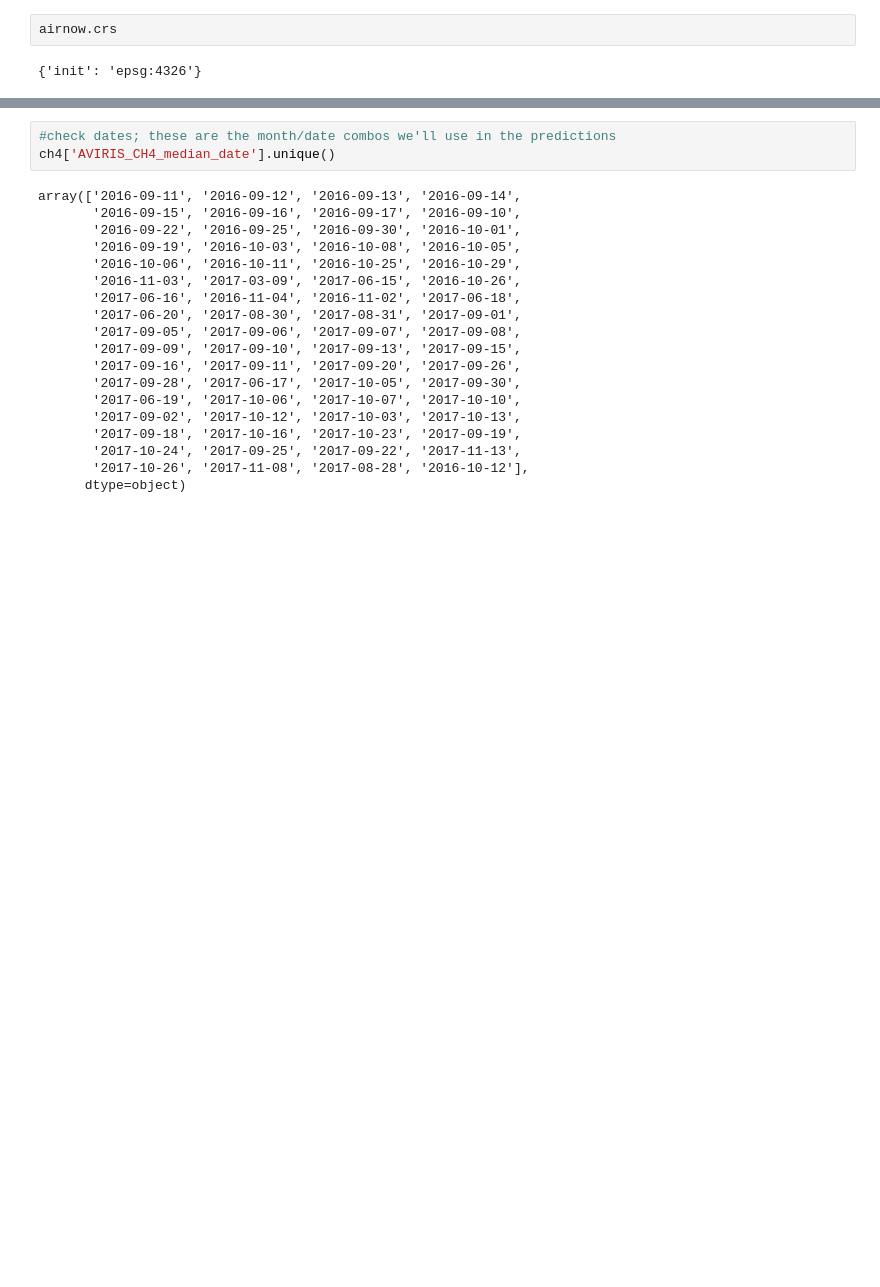
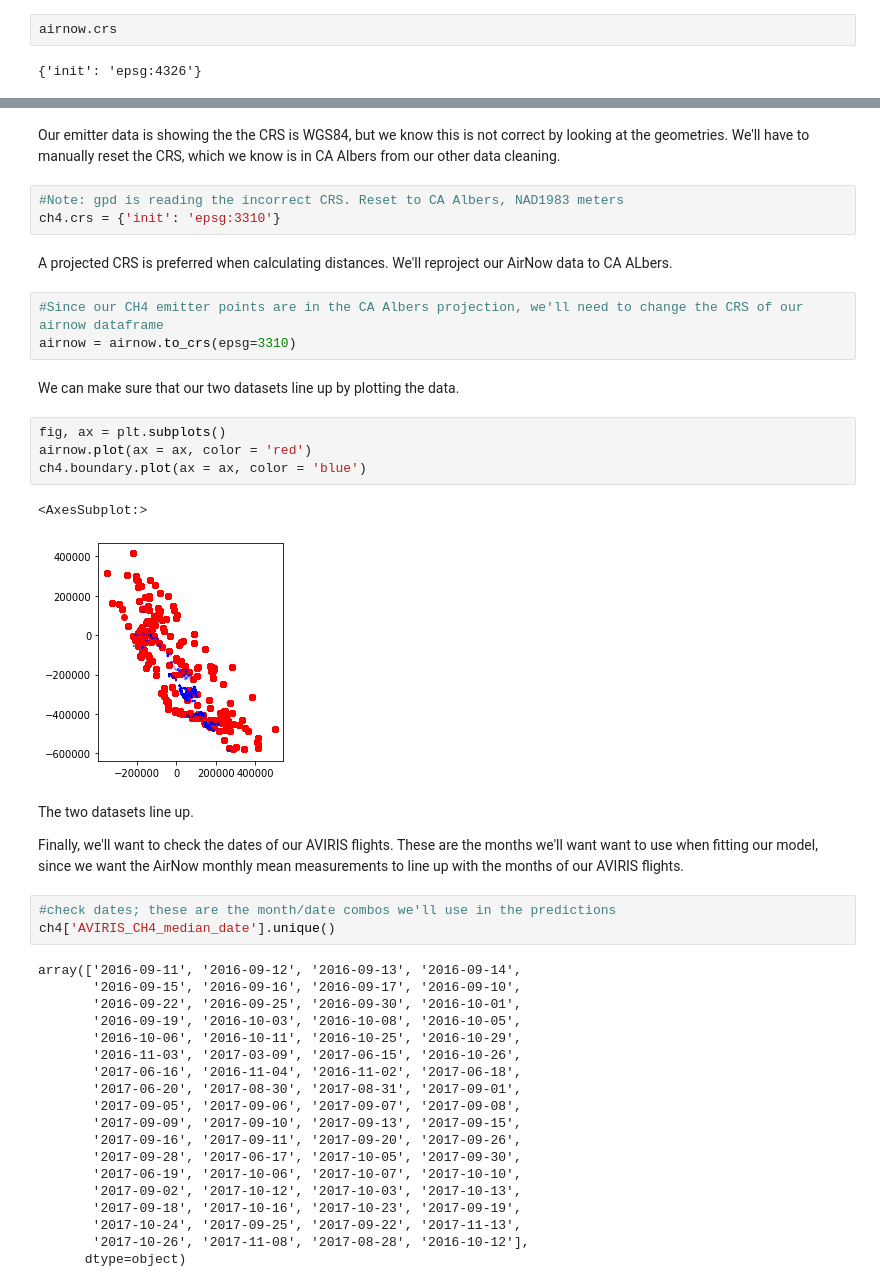
Before and after one commit to hikari-murayama/CA_ag_pollution, a Jupyter notebook: 02_Q1_KNN.ipynb, the cells around one changed output, grey strips where cells are left out. Cells and saved outputs as stored; diff of their text form; blank space fills up the shorter version.

```diff
--- a/02_Q1_KNN.ipynb
+++ b/02_Q1_KNN.ipynb
@@ -90,3 +101,26 @@ ch4.head()
+# %% [markdown]
+Our emitter data is showing the the CRS is WGS84, but we know this is not correct by looking at the geometries. We'll have to manually reset the CRS, which we know is in CA Albers from our other data cleaning.
+# %%
+#Note: gpd is reading the incorrect CRS. Reset to CA Albers, NAD1983 meters
+ch4.crs = {'init': 'epsg:3310'}
+# %% [markdown]
+A projected CRS is preferred when calculating distances. We'll reproject our AirNow data to CA ALbers.
+# %%
+#Since our CH4 emitter points are in the CA Albers projection, we'll need to change the CRS of our airnow dataframe
+airnow = airnow.to_crs(epsg=3310)
+# %% [markdown]
+We can make sure that our two datasets line up by plotting the data.
+# %%
+fig, ax = plt.subplots()
+airnow.plot(ax = ax, color = 'red')
+ch4.boundary.plot(ax = ax, color = 'blue')
+# %% [output]
+<AxesSubplot:>
+[figure, added]
+# %% [markdown]
+The two datasets line up.
+
+Finally, we'll want to check the dates of our AVIRIS flights. These are the months we'll want want to use when fitting our model, since we want the AirNow monthly mean measurements to line up with the months of our AVIRIS flights.
 # %%
 #check dates; these are the month/date combos we'll use in the predictions
 ch4['AVIRIS_CH4_median_date'].unique()
```
Also changed, not shown: parts of 35 cells of this notebook.
